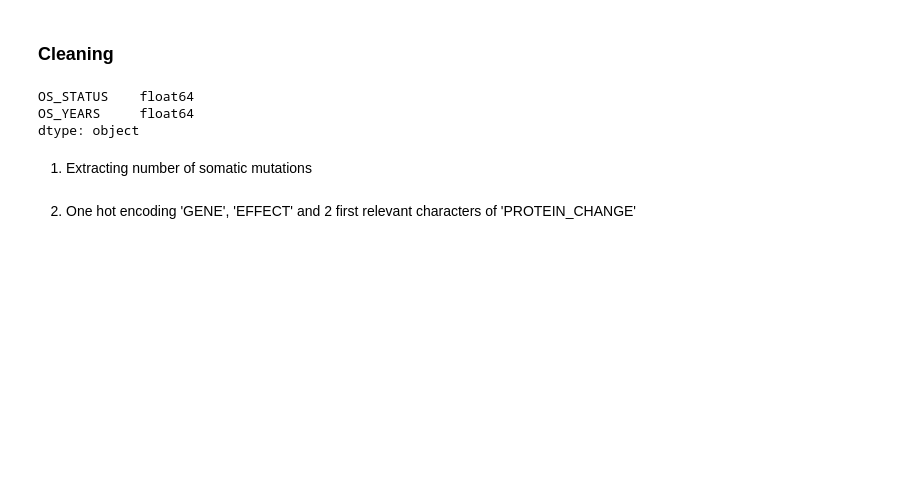
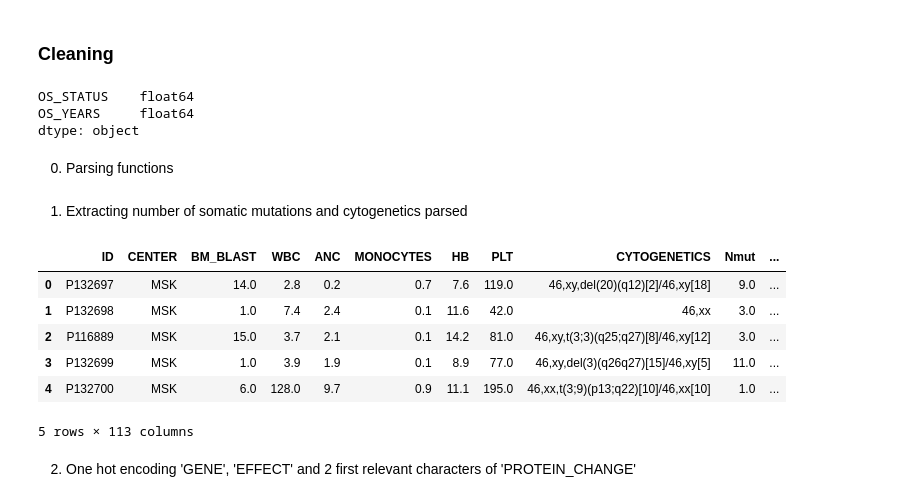
Before and after one commit to carlmonnaert/QRT-Challenge-Data-2025, a Jupyter notebook: cox_ridge.ipynb, the cells around one changed output. Drawn from its saved outputs; the diff is of its cells as text; code cells hidden in the pictures; blank space fills up the shorter version.

```diff
--- a/cox_ridge.ipynb
+++ b/cox_ridge.ipynb
@@ -57,3 +58,5 @@ target_df['OS_STATUS'] = target_df['OS_STATUS'].astype(bool)
 OS_STATUS    float64
 OS_YEARS     float64
 dtype: object
+# %% [markdown]
+0. Parsing functions
@@ -60,11 +119,36 @@ dtype: object
 # %% [markdown]
-1. Extracting number of somatic mutations
+1. Extracting number of somatic mutations and cytogenetics parsed
 # %%
 # Step: Extract the number of somatic mutations per patient
 # Group by 'ID' and count the number of mutations (rows) per patient
 tmp = maf_df.groupby('ID').size().reset_index(name='Nmut')
 
 # Merge with the training dataset and replace missing values in 'Nmut' with 0
 df_2 = df.merge(tmp, on='ID', how='left').fillna({'Nmut': 0})
+
+df_2['CYTOGENETICS_ABNORMALITIES'] = df_2['CYTOGENETICS'].apply(parse_cytogenetics)
+
+from sklearn.preprocessing import MultiLabelBinarizer
+
+# Initialize the MultiLabelBinarizer
+mlb = MultiLabelBinarizer()
+
+# One-hot encode the CYTOGENETICS_ABNORMALITIES column
+cytogenetics_encoded = mlb.fit_transform(df_2['CYTOGENETICS_ABNORMALITIES'])
+
+# Create a DataFrame for the encoded features
+cytogenetics_df = pd.DataFrame(cytogenetics_encoded, columns=mlb.classes_, index=df_2.index)
+
+# Merge the one-hot encoded features back into the original DataFrame
+df_2 = pd.concat([df_2, cytogenetics_df], axis=1)
+df_2.head()
+# %% [output]
+|  | ID | CENTER | BM_BLAST | WBC | ANC | MONOCYTES | HB | PLT | CYTOGENETICS | Nmut | ... |
+| 0 | P132697 | MSK | 14.0 | 2.8 | 0.2 | 0.7 | 7.6 | 119.0 | 46,xy,del(20)(q12)[2]/46,xy[18] | 9.0 | ... |
+| 1 | P132698 | MSK | 1.0 | 7.4 | 2.4 | 0.1 | 11.6 | 42.0 | 46,xx | 3.0 | ... |
+| 2 | P116889 | MSK | 15.0 | 3.7 | 2.1 | 0.1 | 14.2 | 81.0 | 46,xy,t(3;3)(q25;q27)[8]/46,xy[12] | 3.0 | ... |
+| 3 | P132699 | MSK | 1.0 | 3.9 | 1.9 | 0.1 | 8.9 | 77.0 | 46,xy,del(3)(q26q27)[15]/46,xy[5] | 11.0 | ... |
+| 4 | P132700 | MSK | 6.0 | 128.0 | 9.7 | 0.9 | 11.1 | 195.0 | 46,xx,t(3;9)(p13;q22)[10]/46,xx[10] | 1.0 | ... |
+5 rows × 113 columns
 # %% [markdown]
 2. One hot encoding 'GENE', 'EFFECT' and 2 first relevant characters of 'PROTEIN_CHANGE'
```
Also changed, not shown: parts of 13 cells of this notebook, 1 other file.
